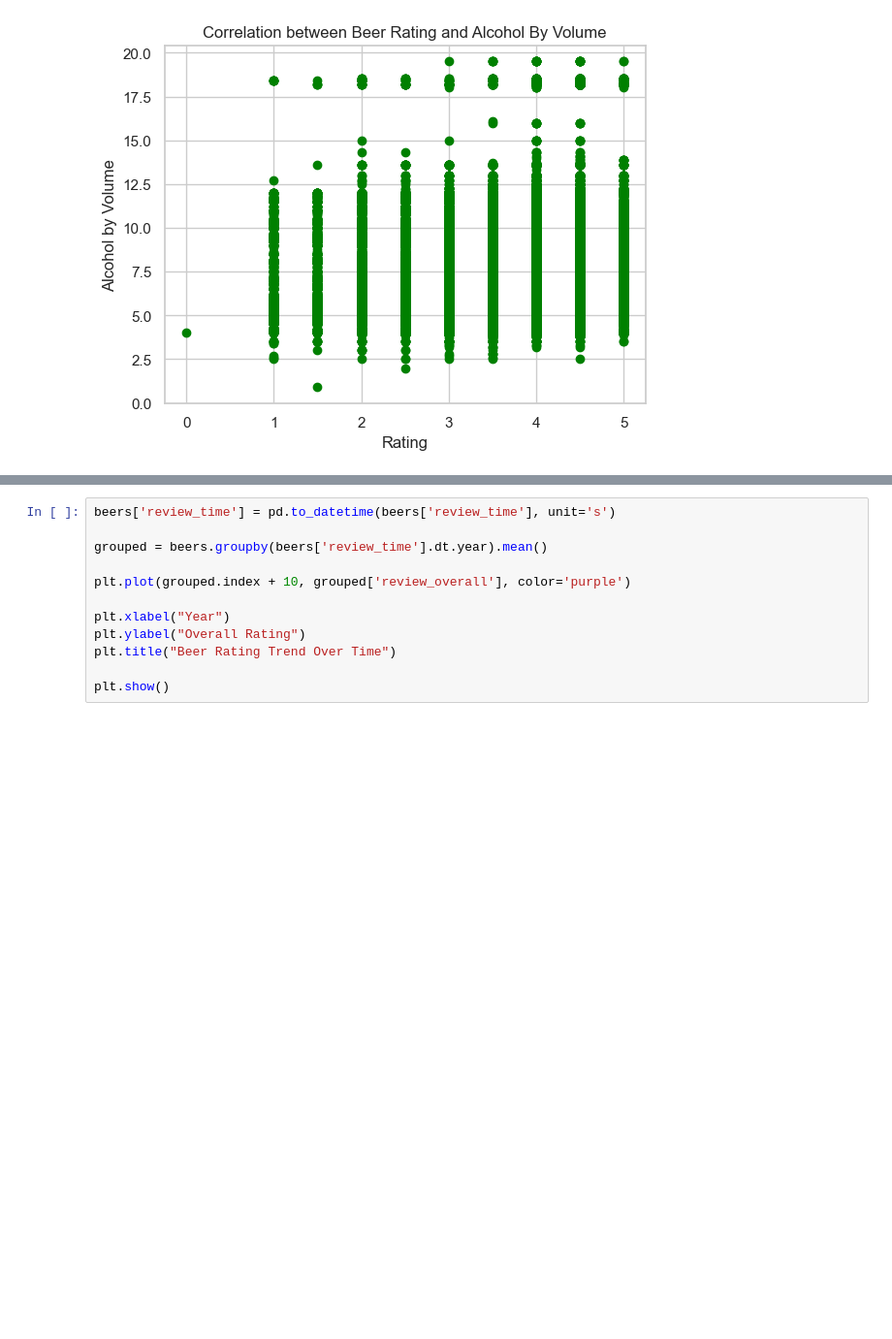
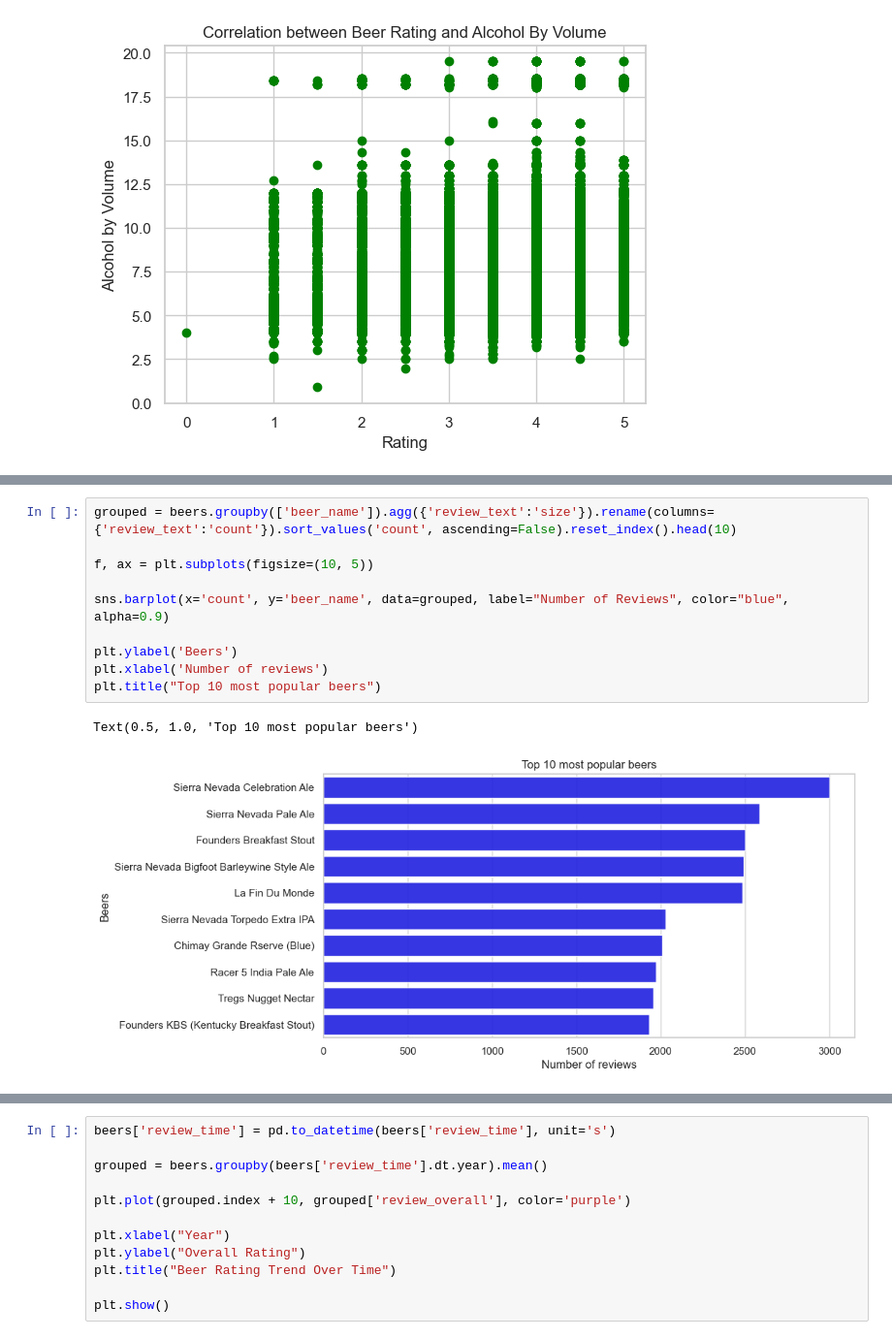
Before and after one commit to dzoricic/ratebeer-data-science-project, a Jupyter notebook: NeZnan.ipynb, the cells around one changed output, grey strips where cells are left out. Shown at 97% size. Cells and saved outputs as stored; diff of their text form; blank space fills up the shorter version.

```diff
--- a/NeZnan.ipynb
+++ b/NeZnan.ipynb
@@ -46,0 +95,13 @@ plt.show()
+# %%
+grouped = beers.groupby(['beer_name']).agg({'review_text':'size'}).rename(columns={'review_text':'count'}).sort_values('count', ascending=False).reset_index().head(10)
+
+f, ax = plt.subplots(figsize=(10, 5))
+
+sns.barplot(x='count', y='beer_name', data=grouped, label="Number of Reviews", color="blue", alpha=0.9)
+
+plt.ylabel('Beers')
+plt.xlabel('Number of reviews')
+plt.title("Top 10 most popular beers")
+# %% [output]
+Text(0.5, 1.0, 'Top 10 most popular beers')
+[figure, added]
```
Also changed, not shown: parts of 18 cells of this notebook.
